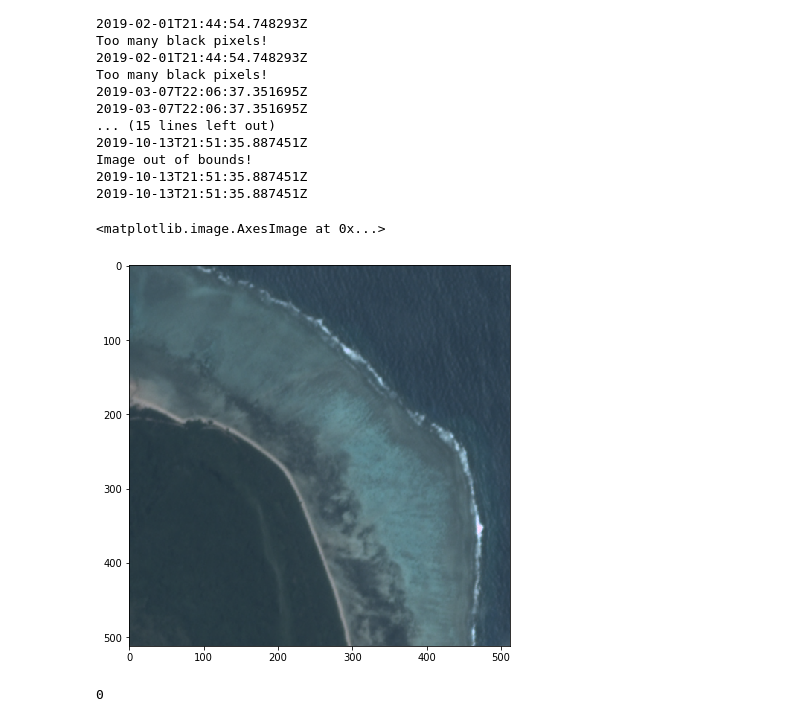
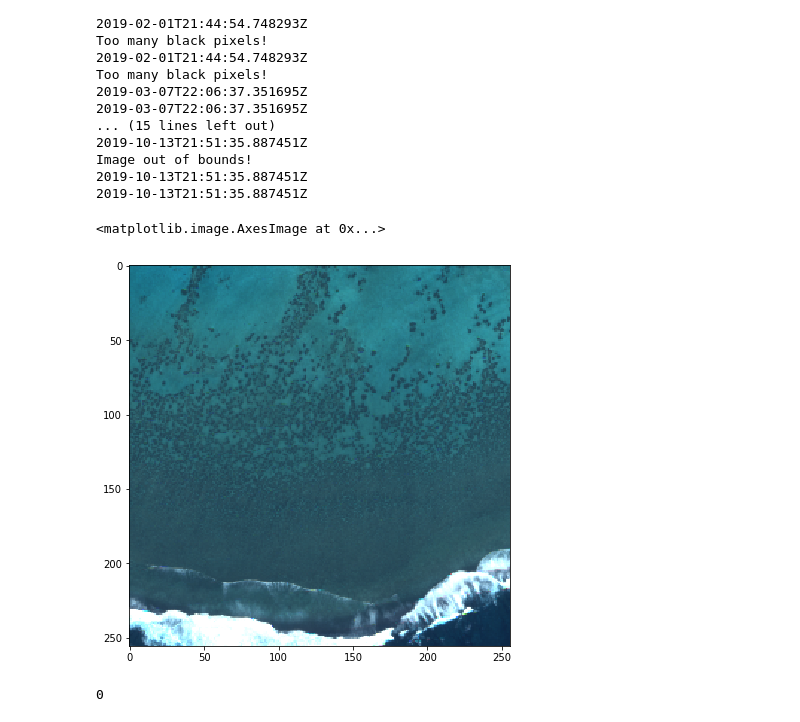
Before and after one commit to NASA-NeMO-Net/NeMO-Net, a Jupyter notebook: CNN/Export_For_Jarrett.ipynb, the cells around one changed output. Saved outputs shown, nothing was run; the diff lists cells and outputs as text; code cells hidden in the pictures.

```diff
--- a/CNN/Export_For_Jarrett.ipynb
+++ b/CNN/Export_For_Jarrett.ipynb
@@ -228,41 +258,42 @@ Image out of bounds!
 2019-10-13T21:51:35.887451Z
 2019-10-13T21:51:35.887451Z
 # %%
-filepath = "/home/asli/NeMO-Test/NeMO-NET/Images/ForJarrett_SpecificTrainTruth_512/Coral_00000019.png"
+filepath = "/home/asli/NeMO-Test/NeMO-NET/Images/ForJarrett_SpecificTrainTruth_512/Coral_00000020.png"
 Fijitest = coralutils.CoralData(filepath, load_type="cv2")
 
 patch_R = Fijitest.image[:,:,2]
 patch_G = Fijitest.image[:,:,1]
 patch_B = Fijitest.image[:,:,0]
 patch_R[patch_R > 255] = 255
 patch_G[patch_G > 255] = 255
 patch_B[patch_B > 255] = 255
 
 Fiji_RGB = np.rollaxis(np.asarray([patch_R, patch_G, patch_B], dtype=np.uint8),0,3)
 Fiji_RGB[Fiji_RGB > 255] = 255
 
 fig = plt.figure(1,figsize=(20,7))
 ax = plt.subplot(1,2,1)
-ax.imshow(Fiji_RGB)
+# ax.imshow(Fiji_RGB)
+ax.imshow(Fiji_RGB[128:384,128:384,:])
 
 # filepath2 = "/home/asli/NeMO-Test/NeMO-NET/Images/ForJarrett_NemoNet_512/Coral/Coral_00000438.tif"
 # Fijitest2 = coralutils.CoralData(filepath2, load_type="raster")
 # patch_R = Fijitest2.image[:,:,2]
 # patch_G = Fijitest2.image[:,:,1]
 # patch_B = Fijitest2.image[:,:,0]
 # patch_R[patch_R > 255] = 255
 # patch_G[patch_G > 255] = 255
 # patch_B[patch_B > 255] = 255
 
 # Fiji_RGB2 = np.rollaxis(np.asarray([patch_R, patch_G, patch_B], dtype=np.uint8),0,3)
 # Fiji_RGB2[Fiji_RGB2 > 255] = 255
 
 # ax = plt.subplot(1,2,2)
 # ax.imshow(Fiji_RGB2)
 # plt.show()
 # %% [output]
 <matplotlib.image.AxesImage at 0x...>
-[figure, old version]
+[figure, new version]
 # %%
 # s = '/home/shared/NeMO-Net Data/Planet/Cicia/planet_order_336801/20181216_214344_0f35/20181216_214344_0f35_3B_AnalyticMS.tif'
 # ff = s.split("_3B_")
```
Also changed, not shown: parts of 1 cell of this notebook, 1 other file.
